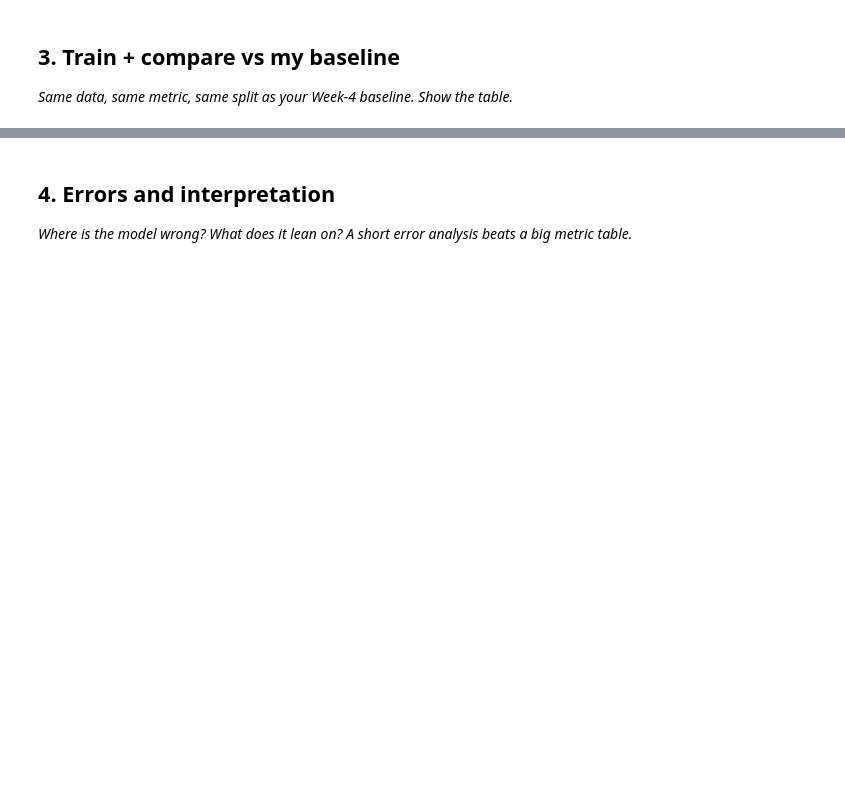
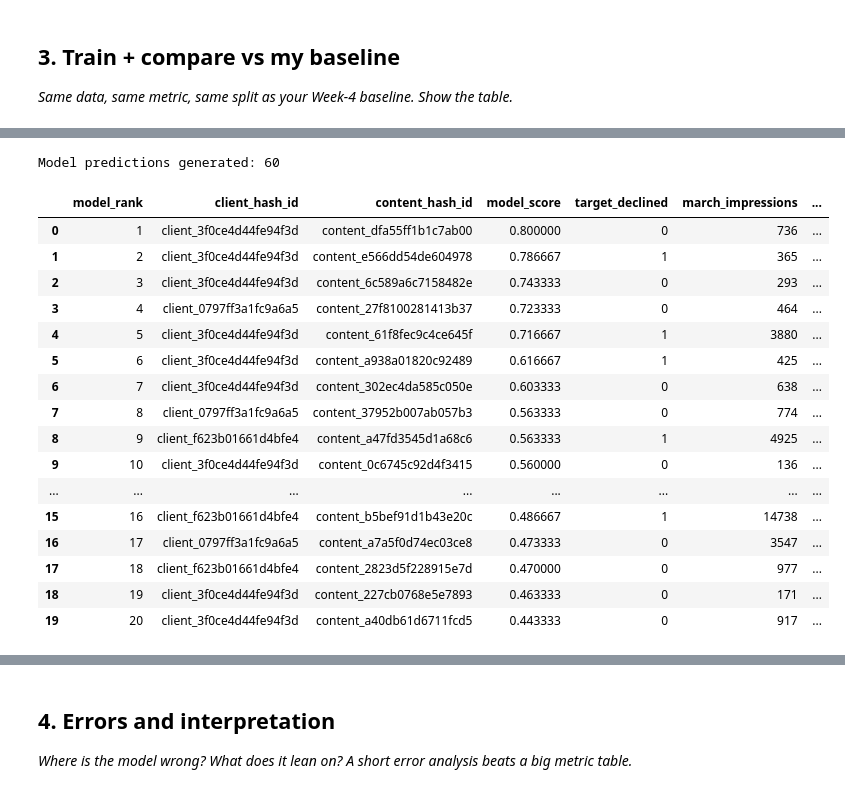
Before and after one commit to rasheed-hammad/machine-learning-starter, a Jupyter notebook: work/notebooks/w05_model.ipynb, the cells around one changed output, grey strips where cells are left out. Drawn from its saved outputs; the diff is of its cells as text; code cells hidden in the pictures; blank space fills up the shorter version.

```diff
--- a/work/notebooks/w05_model.ipynb
+++ b/work/notebooks/w05_model.ipynb
@@ -15,0 +228,10 @@ This skeleton is yours to fill. Work the sections **in order** — each one has
+# %%
+# Section 1 — Join past features to future outcome
+
+model_df = march_page.merge(
+    april_page,
+    on=["client_hash_id", "content_hash_id"],
+    how="inner"
+)
+
+print("Pages present in both March and April:", len(model_df))
@@ -29,0 +592,49 @@ This skeleton is yours to fill. Work the sections **in order** — each one has
+# %%
+# Generate probability scores for the test pages
+
+test_df = test_df.copy()
+
+test_df["model_score"] = model_pipeline.predict_proba(X_test)[:, 1]
+
+test_ranked = test_df.sort_values(
+    "model_score",
+    ascending=False
+).reset_index(drop=True)
+
+test_ranked["model_rank"] = range(1, len(test_ranked) + 1)
+
+print("Model predictions generated:", len(test_ranked))
+
+display(
+    test_ranked[
+        [
+            "model_rank",
+            "client_hash_id",
+            "content_hash_id",
+            "model_score",
+            "target_declined",
+            "march_impressions",
+            "march_avg_position",
+            "days_since_update"
+        ]
+    ].head(20)
+)
+# %% [output]
+Model predictions generated: 60
+|  | model_rank | client_hash_id | content_hash_id | model_score | target_declined | march_impressions | ... |
+| 0 | 1 | client_3f0ce4d44fe94f3d | content_dfa55ff1b1c7ab00 | 0.800000 | 0 | 736 | ... |
+| 1 | 2 | client_3f0ce4d44fe94f3d | content_e566dd54de604978 | 0.786667 | 1 | 365 | ... |
+| 2 | 3 | client_3f0ce4d44fe94f3d | content_6c589a6c7158482e | 0.743333 | 0 | 293 | ... |
+| 3 | 4 | client_0797ff3a1fc9a6a5 | content_27f8100281413b37 | 0.723333 | 0 | 464 | ... |
+| 4 | 5 | client_3f0ce4d44fe94f3d | content_61f8fec9c4ce645f | 0.716667 | 1 | 3880 | ... |
+| 5 | 6 | client_3f0ce4d44fe94f3d | content_a938a01820c92489 | 0.616667 | 1 | 425 | ... |
+| 6 | 7 | client_3f0ce4d44fe94f3d | content_302ec4da585c050e | 0.603333 | 0 | 638 | ... |
+| 7 | 8 | client_0797ff3a1fc9a6a5 | content_37952b007ab057b3 | 0.563333 | 0 | 774 | ... |
+| 8 | 9 | client_f623b01661d4bfe4 | content_a47fd3545d1a68c6 | 0.563333 | 1 | 4925 | ... |
+| 9 | 10 | client_3f0ce4d44fe94f3d | content_0c6745c92d4f3415 | 0.560000 | 0 | 136 | ... |
+| ... | ... | ... | ... | ... | ... | ... | ... |
+| 15 | 16 | client_f623b01661d4bfe4 | content_b5bef91d1b43e20c | 0.486667 | 1 | 14738 | ... |
+| 16 | 17 | client_0797ff3a1fc9a6a5 | content_a7a5f0d74ec03ce8 | 0.473333 | 0 | 3547 | ... |
+| 17 | 18 | client_f623b01661d4bfe4 | content_2823d5f228915e7d | 0.470000 | 0 | 977 | ... |
+| 18 | 19 | client_3f0ce4d44fe94f3d | content_227cb0768e5e7893 | 0.463333 | 0 | 171 | ... |
+| 19 | 20 | client_3f0ce4d44fe94f3d | content_a40db61d6711fcd5 | 0.443333 | 0 | 917 | ... |
```
Also changed, not shown: parts of 35 cells of this notebook.
